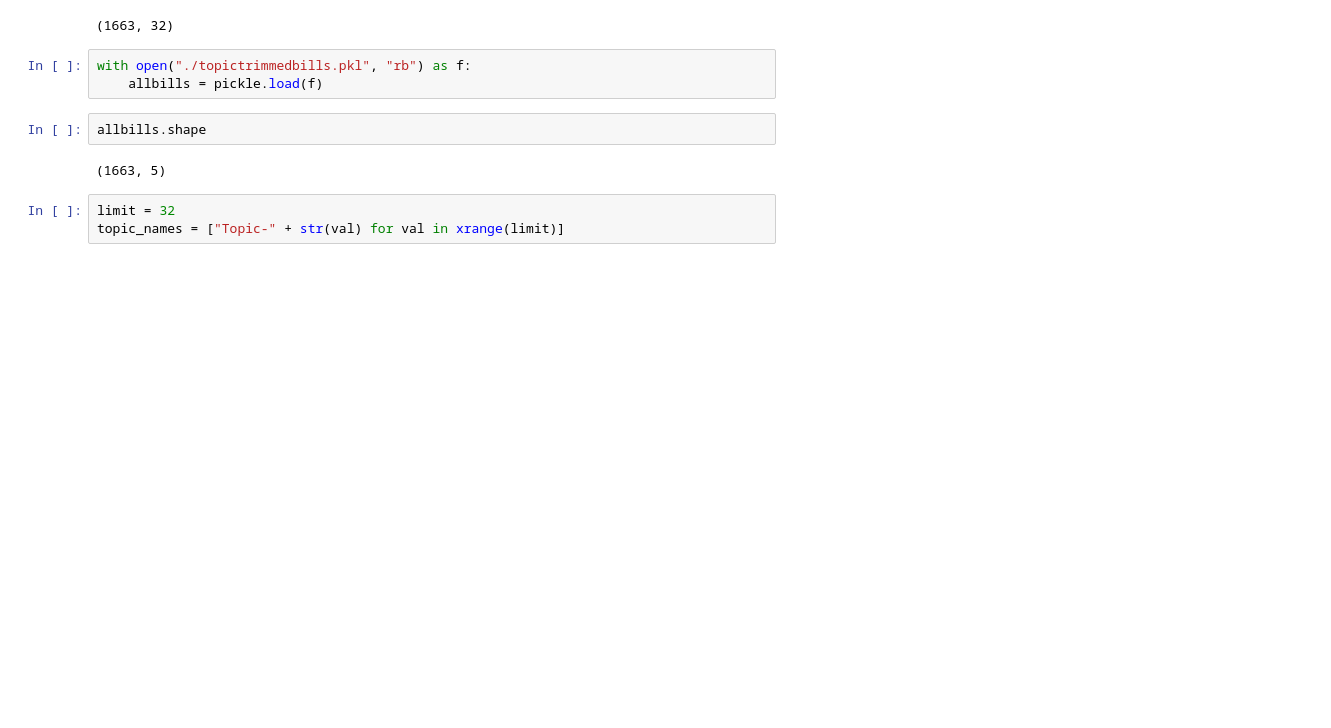
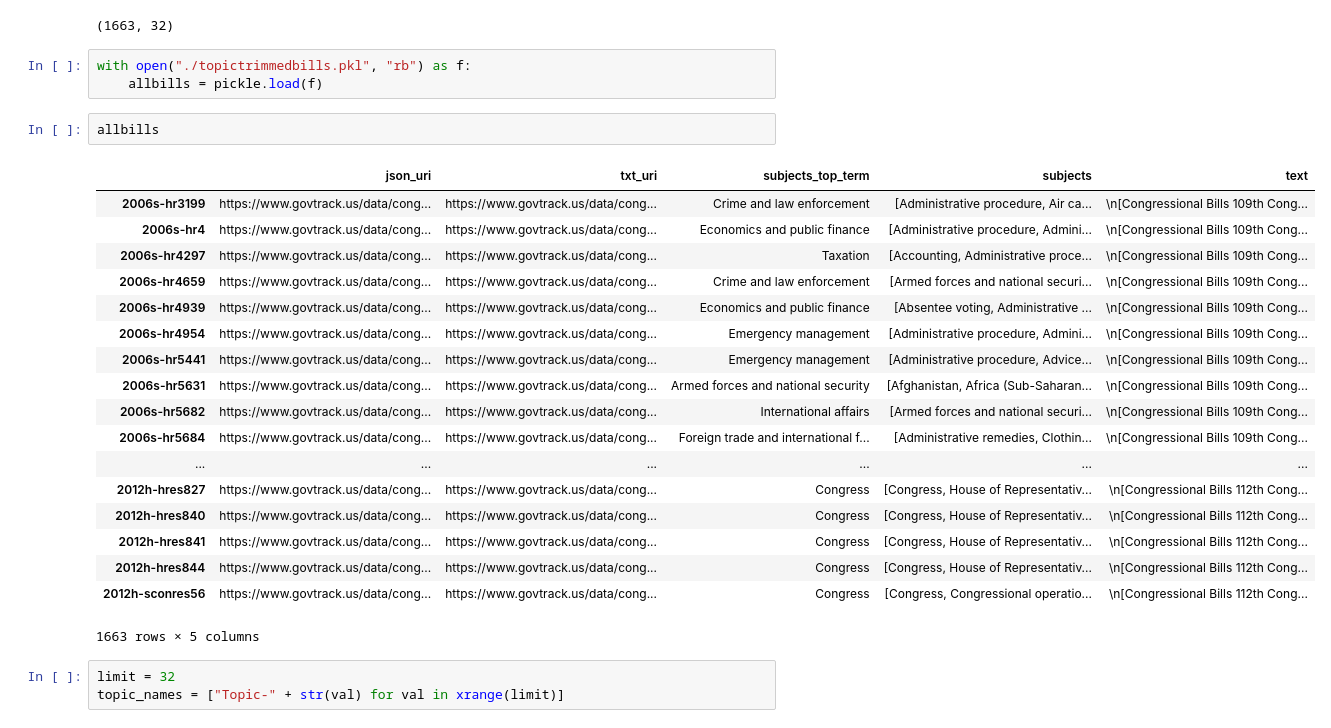
Before and after one commit to datamancy-dev/vote_predictor, a Jupyter notebook: BillsNTopicsDF.ipynb, the cells around one changed output. Saved outputs shown, nothing was run; the diff lists cells and outputs as text; blank space fills up the shorter version.

```diff
--- a/BillsNTopicsDF.ipynb
+++ b/BillsNTopicsDF.ipynb
@@ -70,9 +70,26 @@ ldaout.shape
 with open("./topictrimmedbills.pkl", "rb") as f:
     allbills = pickle.load(f)
 # %%
-allbills.shape
+allbills
 # %% [output]
+|  | json_uri | txt_uri | subjects_top_term | subjects | text |
+| 2006s-hr3199 | https://www.govtrack.us/data/cong... | https://www.govtrack.us/data/cong... | Crime and law enforcement | [Administrative procedure, Air ca... | \n[Congressional Bills 109th Cong... |
+| 2006s-hr4 | https://www.govtrack.us/data/cong... | https://www.govtrack.us/data/cong... | Economics and public finance | [Administrative procedure, Admini... | \n[Congressional Bills 109th Cong... |
+| 2006s-hr4297 | https://www.govtrack.us/data/cong... | https://www.govtrack.us/data/cong... | Taxation | [Accounting, Administrative proce... | \n[Congressional Bills 109th Cong... |
+| 2006s-hr4659 | https://www.govtrack.us/data/cong... | https://www.govtrack.us/data/cong... | Crime and law enforcement | [Armed forces and national securi... | \n[Congressional Bills 109th Cong... |
+| 2006s-hr4939 | https://www.govtrack.us/data/cong... | https://www.govtrack.us/data/cong... | Economics and public finance | [Absentee voting, Administrative ... | \n[Congressional Bills 109th Cong... |
+| 2006s-hr4954 | https://www.govtrack.us/data/cong... | https://www.govtrack.us/data/cong... | Emergency management | [Administrative procedure, Admini... | \n[Congressional Bills 109th Cong... |
+| 2006s-hr5441 | https://www.govtrack.us/data/cong... | https://www.govtrack.us/data/cong... | Emergency management | [Administrative procedure, Advice... | \n[Congressional Bills 109th Cong... |
+| 2006s-hr5631 | https://www.govtrack.us/data/cong... | https://www.govtrack.us/data/cong... | Armed forces and national security | [Afghanistan, Africa (Sub-Saharan... | \n[Congressional Bills 109th Cong... |
+| 2006s-hr5682 | https://www.govtrack.us/data/cong... | https://www.govtrack.us/data/cong... | International affairs | [Armed forces and national securi... | \n[Congressional Bills 109th Cong... |
+| 2006s-hr5684 | https://www.govtrack.us/data/cong... | https://www.govtrack.us/data/cong... | Foreign trade and international f... | [Administrative remedies, Clothin... | \n[Congressional Bills 109th Cong... |
+| ... | ... | ... | ... | ... | ... |
+| 2012h-hres827 | https://www.govtrack.us/data/cong... | https://www.govtrack.us/data/cong... | Congress | [Congress, House of Representativ... | \n[Congressional Bills 112th Cong... |
+| 2012h-hres840 | https://www.govtrack.us/data/cong... | https://www.govtrack.us/data/cong... | Congress | [Congress, House of Representativ... | \n[Congressional Bills 112th Cong... |
+| 2012h-hres841 | https://www.govtrack.us/data/cong... | https://www.govtrack.us/data/cong... | Congress | [Congress, House of Representativ... | \n[Congressional Bills 112th Cong... |
+| 2012h-hres844 | https://www.govtrack.us/data/cong... | https://www.govtrack.us/data/cong... | Congress | [Congress, House of Representativ... | \n[Congressional Bills 112th Cong... |
+| 2012h-sconres56 | https://www.govtrack.us/data/cong... | https://www.govtrack.us/data/cong... | Congress | [Congress, Congressional operatio... | \n[Congressional Bills 112th Cong... |
-(1663, 5)
+1663 rows × 5 columns
 # %%
 limit = 32
 topic_names = ["Topic-" + str(val) for val in xrange(limit)]
```
Also changed, not shown: parts of 1 cell of this notebook, 2 other files.
